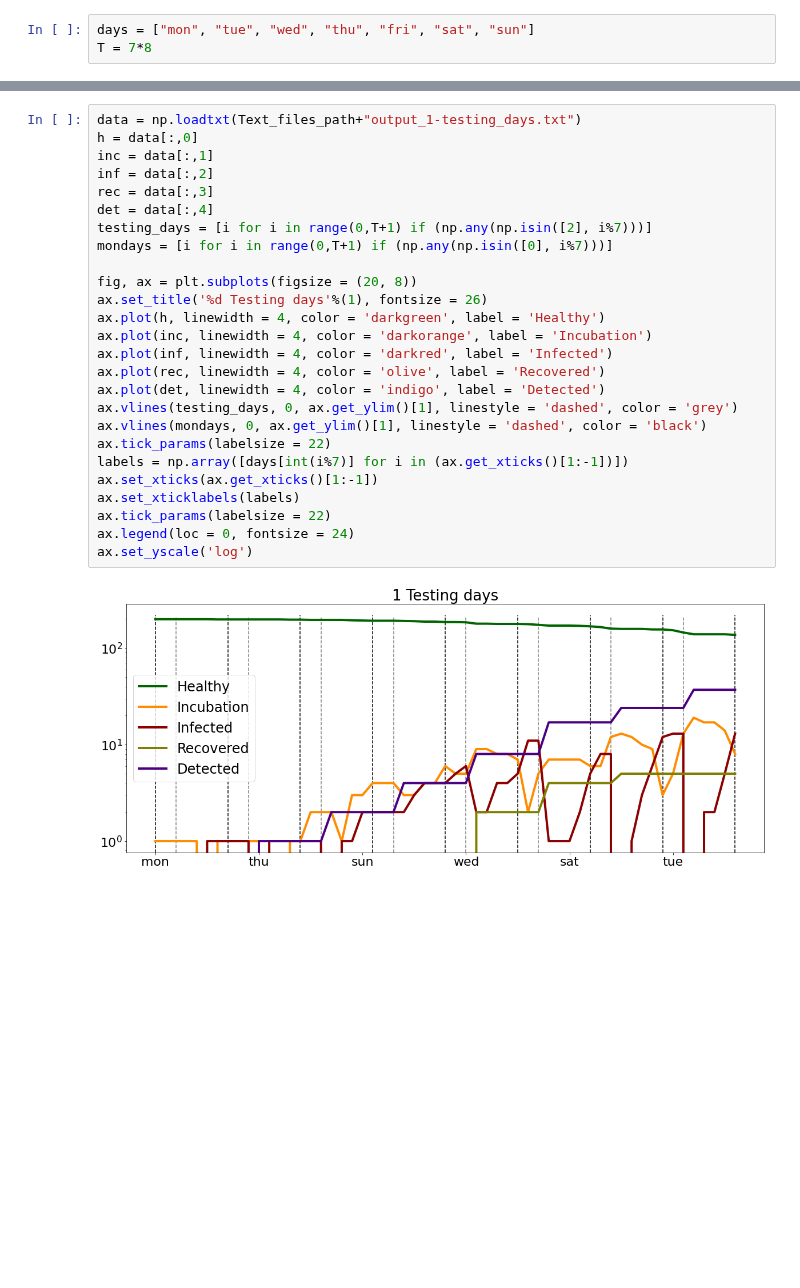
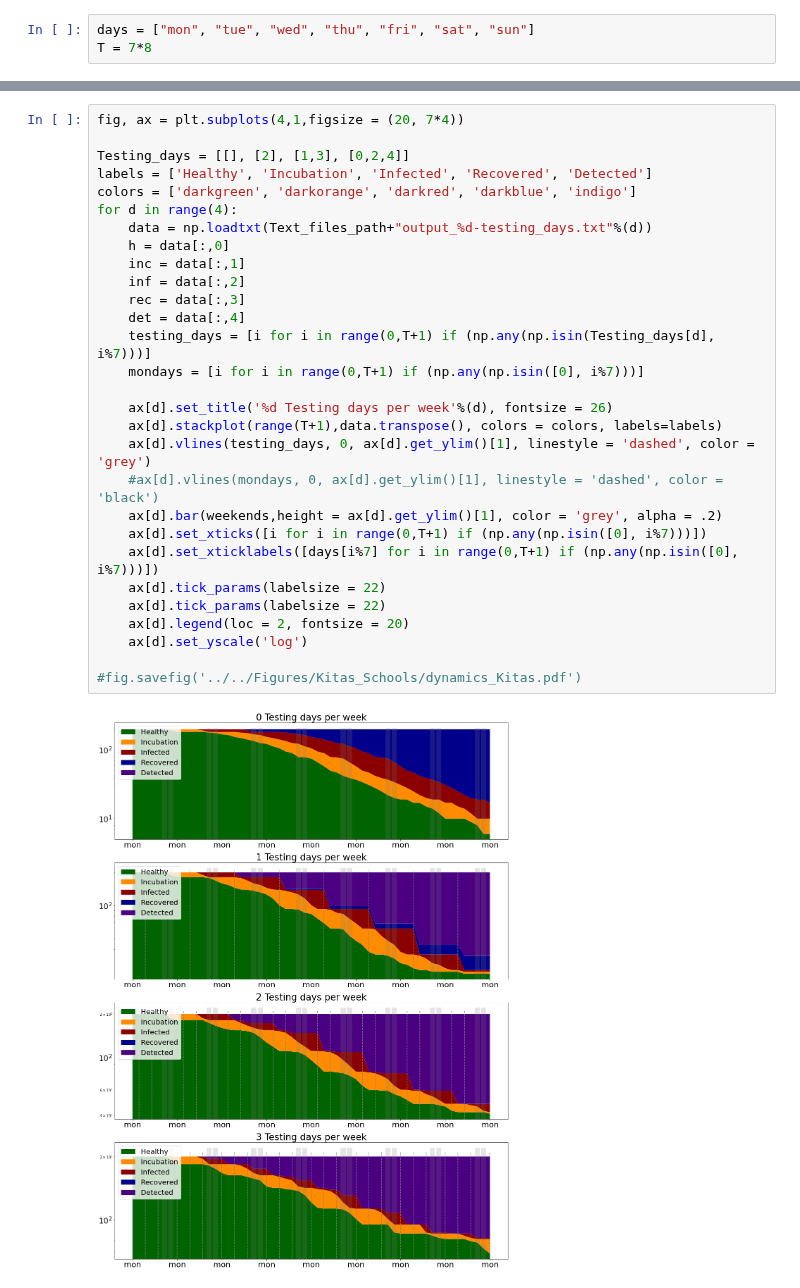
Before and after one commit to betoto008/Epidemiology_2020, a Jupyter notebook: Jupyter_Notebooks/Kitas_Schools/Kitas.ipynb, the cells around one changed output, grey strips where cells are left out. Cells and saved outputs as stored; diff of their text form; blank space fills up the shorter version.

```diff
--- a/Jupyter_Notebooks/Kitas_Schools/Kitas.ipynb
+++ b/Jupyter_Notebooks/Kitas_Schools/Kitas.ipynb
@@ -64,28 +87,31 @@ fig.savefig('../../Figures/Kitas_Schools/dynamics_Kitas.pdf')
 # %%
-data = np.loadtxt(Text_files_path+"output_1-testing_days.txt")
-h = data[:,0]
-inc = data[:,1]
-inf = data[:,2]
-rec = data[:,3]
-det = data[:,4]
-testing_days = [i for i in range(0,T+1) if (np.any(np.isin([2], i%7)))]
-mondays = [i for i in range(0,T+1) if (np.any(np.isin([0], i%7)))]
+fig, ax = plt.subplots(4,1,figsize = (20, 7*4))
 
-fig, ax = plt.subplots(figsize = (20, 8))
-ax.set_title('%d Testing days'%(1), fontsize = 26)
-ax.plot(h, linewidth = 4, color = 'darkgreen', label = 'Healthy')
-ax.plot(inc, linewidth = 4, color = 'darkorange', label = 'Incubation')
-ax.plot(inf, linewidth = 4, color = 'darkred', label = 'Infected')
-ax.plot(rec, linewidth = 4, color = 'olive', label = 'Recovered')
-ax.plot(det, linewidth = 4, color = 'indigo', label = 'Detected')
-ax.vlines(testing_days, 0, ax.get_ylim()[1], linestyle = 'dashed', color = 'grey')
-ax.vlines(mondays, 0, ax.get_ylim()[1], linestyle = 'dashed', color = 'black')
-ax.tick_params(labelsize = 22)
-labels = np.array([days[int(i%7)] for i in (ax.get_xticks()[1:-1])])
-ax.set_xticks(ax.get_xticks()[1:-1])
-ax.set_xticklabels(labels)
-ax.tick_params(labelsize = 22)
-ax.legend(loc = 0, fontsize = 24)
-ax.set_yscale('log')
+Testing_days = [[], [2], [1,3], [0,2,4]]
+labels = ['Healthy', 'Incubation', 'Infected', 'Recovered', 'Detected']
+colors = ['darkgreen', 'darkorange', 'darkred', 'darkblue', 'indigo']
+for d in range(4):
+    data = np.loadtxt(Text_files_path+"output_%d-testing_days.txt"%(d))
+    h = data[:,0]
+    inc = data[:,1]
+    inf = data[:,2]
+    rec = data[:,3]
+    det = data[:,4]
+    testing_days = [i for i in range(0,T+1) if (np.any(np.isin(Testing_days[d], i%7)))]
+    mondays = [i for i in range(0,T+1) if (np.any(np.isin([0], i%7)))]
+
+    ax[d].set_title('%d Testing days per week'%(d), fontsize = 26)
+    ax[d].stackplot(range(T+1),data.transpose(), colors = colors, labels=labels)
+    ax[d].vlines(testing_days, 0, ax[d].get_ylim()[1], linestyle = 'dashed', color = 'grey')
+    #ax[d].vlines(mondays, 0, ax[d].get_ylim()[1], linestyle = 'dashed', color = 'black')
+    ax[d].bar(weekends,height = ax[d].get_ylim()[1], color = 'grey', alpha = .2)
+    ax[d].set_xticks([i for i in range(0,T+1) if (np.any(np.isin([0], i%7)))])
+    ax[d].set_xticklabels([days[i%7] for i in range(0,T+1) if (np.any(np.isin([0], i%7)))])
+    ax[d].tick_params(labelsize = 22)
+    ax[d].tick_params(labelsize = 22)
+    ax[d].legend(loc = 2, fontsize = 20)
+    ax[d].set_yscale('log')
+
+#fig.savefig('../../Figures/Kitas_Schools/dynamics_Kitas.pdf')
 # %% [output]
-[figure, old version]
+[figure, new version]
```
Also changed, not shown: parts of 4 cells of this notebook, 3 other files.
